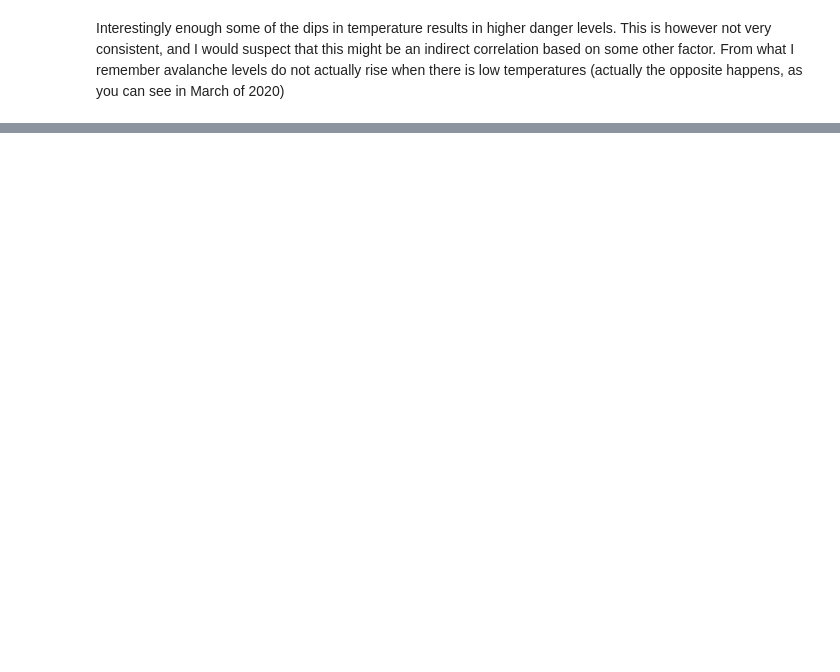
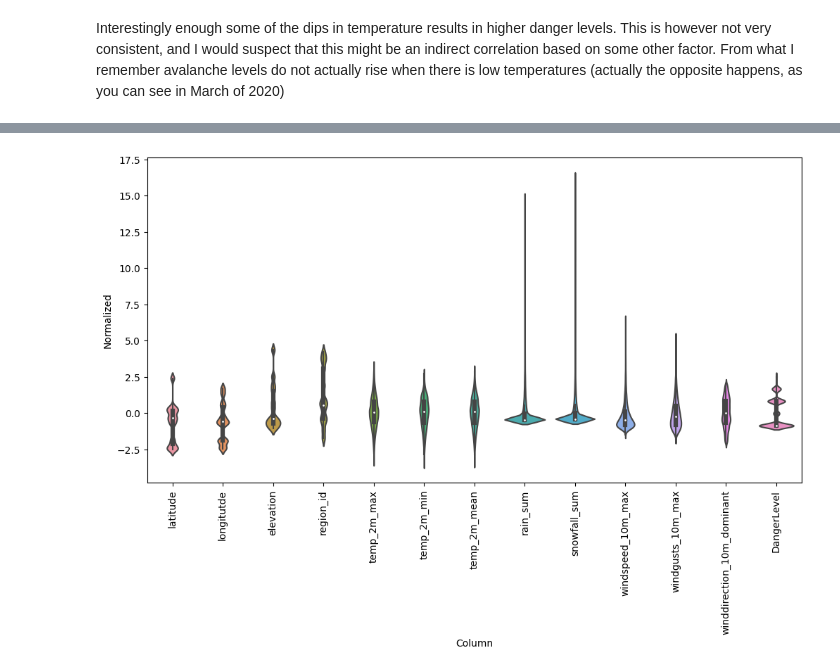
Before and after one commit to VegSja/Boreas, a Jupyter notebook: notebooks/eda.ipynb, the cells around one changed output, grey strips where cells are left out. Cells and saved outputs as stored; diff of their text form; code cells hidden in the pictures; blank space fills up the shorter version.

Commit message:
DataWindowing

```diff
--- a/notebooks/eda.ipynb
+++ b/notebooks/eda.ipynb
@@ -438,0 +473,8 @@ Interestingly enough some of the dips in temperature results in higher danger le
+# %%
+column_indices = {name: i for i, name in enumerate(total_df.columns)}
+total_df = total_df.set_index("time")
+
+n = len(total_df)
+train_df = total_df[0:int(n*0.7)]
+val_df = total_df[int(n*0.7):int(n*0.9)]
+test_df = total_df[int(n*0.9):]
@@ -438,0 +484,15 @@ Interestingly enough some of the dips in temperature results in higher danger le
+# %%
+train_mean = train_df.mean()
+train_std = train_df.std()
+
+train_df = (train_df - train_mean) / train_std
+val_df = (val_df - train_mean) / train_std
+test_df = (test_df - train_mean) / train_std
+# %%
+df_std = (total_df - train_mean) / train_std
+df_std = df_std.melt(var_name='Column', value_name='Normalized')
+plt.figure(figsize=(12, 6))
+ax = sns.violinplot(x='Column', y='Normalized', data=df_std)
+_ = ax.set_xticklabels(total_df.keys(), rotation=90)
+# %% [output]
+[figure, added]
```
Also changed, not shown: parts of 28 cells of this notebook.
